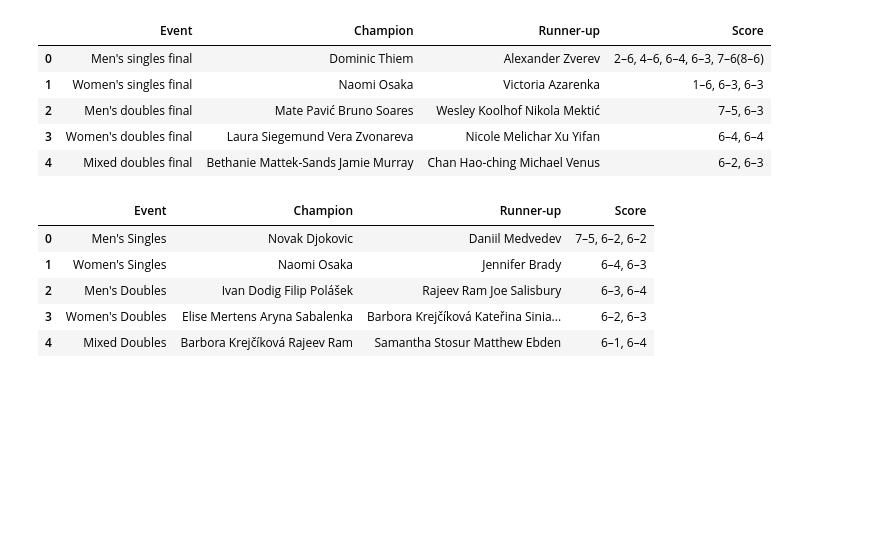
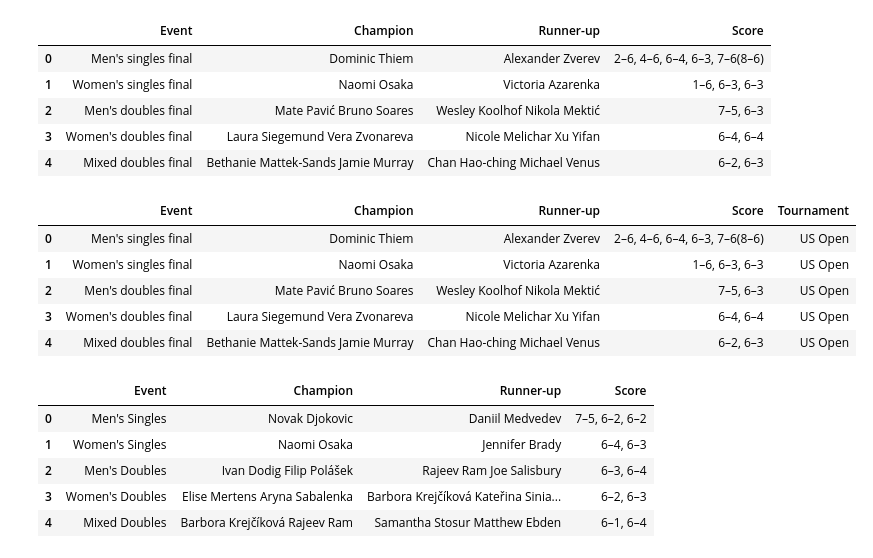
Before and after one commit to sbakshi908/ETL-project, a Jupyter notebook: Extract/wiki_scrubber.ipynb, the cells around one changed output. Saved outputs shown, nothing was run; the diff lists cells and outputs as text; code cells hidden in the pictures; blank space fills up the shorter version.

Commit message:
mongo cloud path is working

```diff
--- a/Extract/wiki_scrubber.ipynb
+++ b/Extract/wiki_scrubber.ipynb
@@ -89,6 +42,19 @@ us_df
 | 2 | Men's doubles final | Mate Pavić Bruno Soares | Wesley Koolhof Nikola Mektić | 7–5, 6–3 |
 | 3 | Women's doubles final | Laura Siegemund Vera Zvonareva | Nicole Melichar Xu Yifan | 6–4, 6–4 |
 | 4 | Mixed doubles final | Bethanie Mattek-Sands Jamie Murray | Chan Hao-ching Michael Venus | 6–2, 6–3 |
+# %%
+#add new column for tournament name distinguising later in Mongo
+tourn_name = ['US Open', 'US Open', 'US Open', 'US Open', 'US Open']
+
+us_df["Tournament"] = tourn_name
+us_df
+# %% [output]
+|  | Event | Champion | Runner-up | Score | Tournament |
+| 0 | Men's singles final | Dominic Thiem | Alexander Zverev | 2–6, 4–6, 6–4, 6–3, 7–6(8–6) | US Open |
+| 1 | Women's singles final | Naomi Osaka | Victoria Azarenka | 1–6, 6–3, 6–3 | US Open |
+| 2 | Men's doubles final | Mate Pavić Bruno Soares | Wesley Koolhof Nikola Mektić | 7–5, 6–3 | US Open |
+| 3 | Women's doubles final | Laura Siegemund Vera Zvonareva | Nicole Melichar Xu Yifan | 6–4, 6–4 | US Open |
+| 4 | Mixed doubles final | Bethanie Mattek-Sands Jamie Murray | Chan Hao-ching Michael Venus | 6–2, 6–3 | US Open |
 # %%
 aus_open_url = 'https://en.wikipedia.org/wiki/Australian_Open'
 aus_open_table = pd.read_html(aus_open_url)
```
Also changed, not shown: parts of 31 cells of this notebook, 5 other files.
